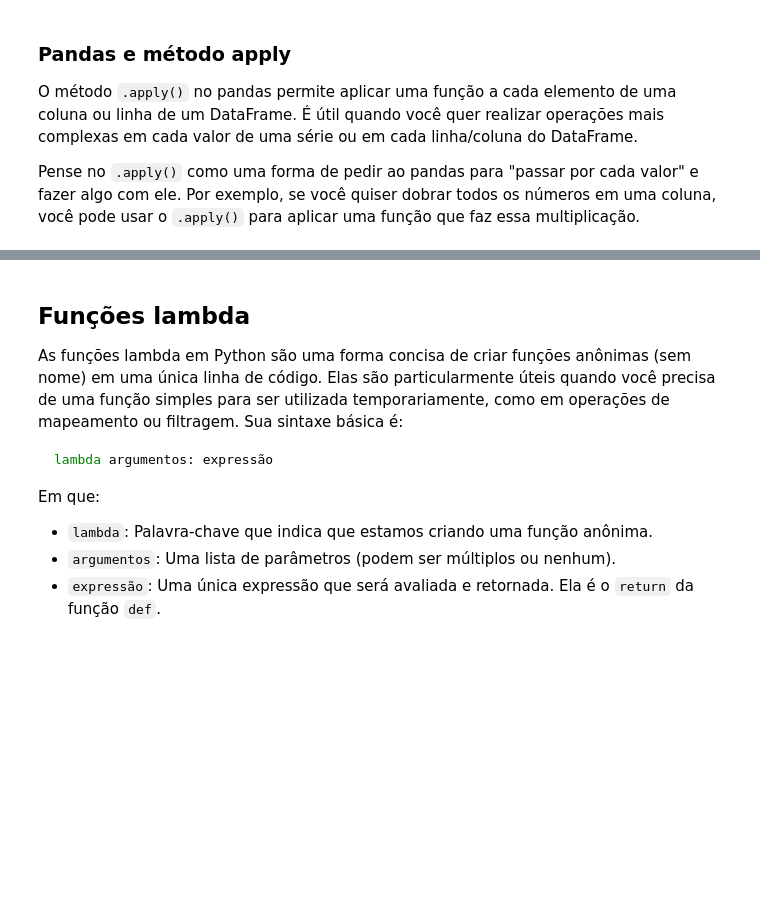
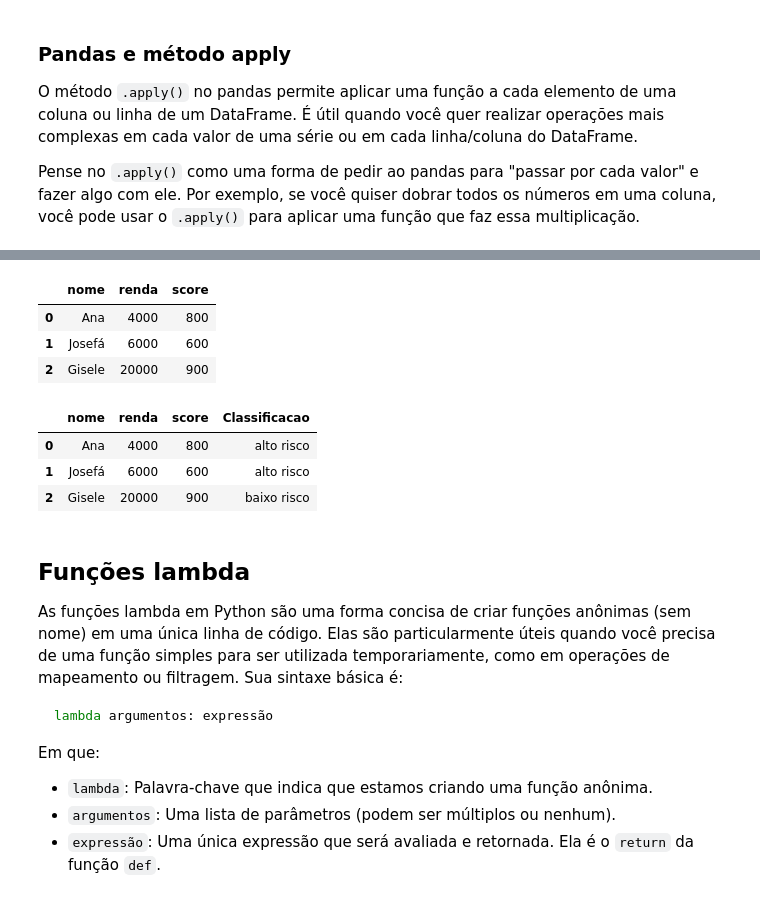
Before and after one commit to joaolpt/eba-analista, a Jupyter notebook: python/aulas_python_II/funcções.ipynb, the cells around one changed output, grey strips where cells are left out. Saved outputs shown, nothing was run; the diff lists cells and outputs as text; code cells hidden in the pictures; blank space fills up the shorter version.

```diff
--- a/python/aulas_python_II/funcções.ipynb
+++ b/python/aulas_python_II/funcções.ipynb
@@ -166,3 +198,34 @@ O `axis` ajuda a decidir se você quer aplicar uma função em cada linha ou em
+# %%
+df2 = pd.DataFrame({
+    "nome":["Ana", "Josefá", "Gisele"],
+    "renda": [4000, 6000, 20000],
+    "score": [800, 600, 900]
+})
+
+display(df2)
+# %% [output]
+|  | nome | renda | score |
+| 0 | Ana | 4000 | 800 |
+| 1 | Josefá | 6000 | 600 |
+| 2 | Gisele | 20000 | 900 |
+# %%
+def extrai_clasificacao_risco(linha):
+    if linha["renda"] > 10000 and linha["score"] > 700:
+        classificacao = "baixo risco"
+    elif linha["renda"] > 5000 and linha ["score"] > 600:
+        classificacao = "médio risco"
+    else:
+        classificacao = "alto risco"
+    return classificacao
+
+df2["Classificacao"] = df2.apply(extrai_clasificacao_risco, axis = 1) # axis= 1 para olhar para a linha e nao coluna
+
+display(df2)
+# %% [output]
+|  | nome | renda | score | Classificacao |
+| 0 | Ana | 4000 | 800 | alto risco |
+| 1 | Josefá | 6000 | 600 | alto risco |
+| 2 | Gisele | 20000 | 900 | baixo risco |
 # %% [markdown]
 ## Funções lambda
 
```
Also changed, not shown: parts of 20 cells of this notebook, 1 other file.
